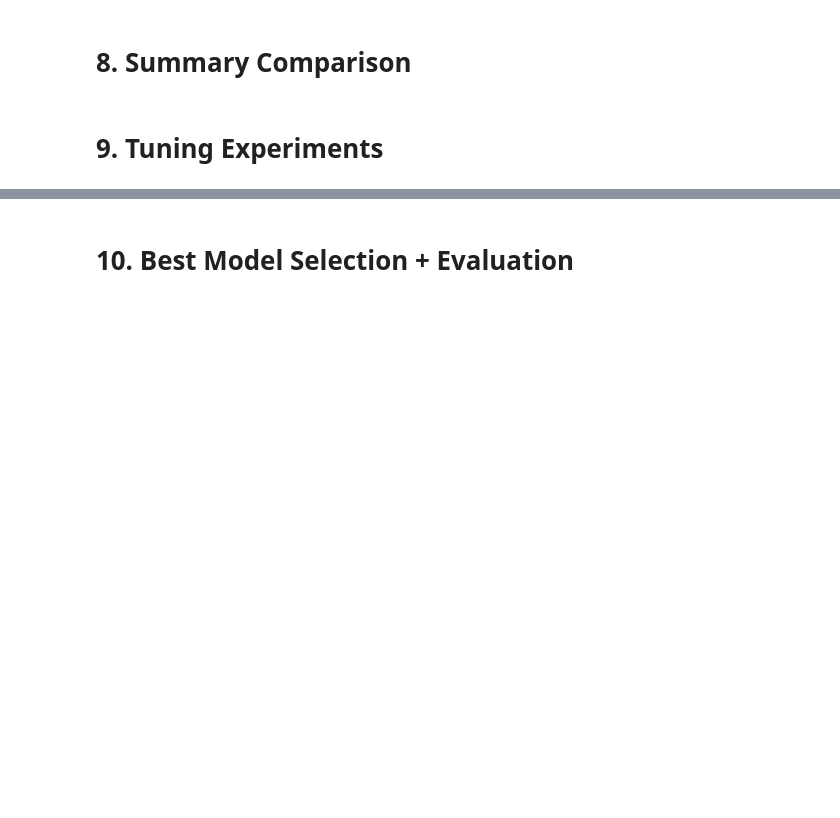
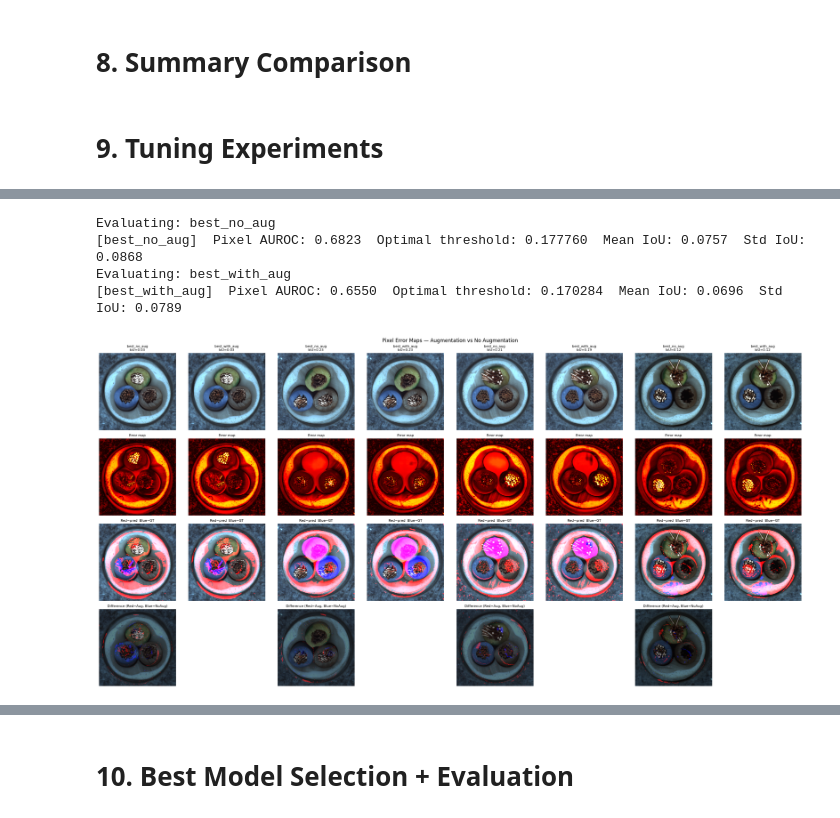
Before and after one commit to jialetoh/50039-proj-group07-2026, a Jupyter notebook: notebooks/04_tuned_pretrained_encoder_augmentation.ipynb, the cells around one changed output, grey strips where cells are left out. Cells and saved outputs as stored; diff of their text form; code cells hidden in the pictures; blank space fills up the shorter version.

```diff
--- a/notebooks/04_tuned_pretrained_encoder_augmentation.ipynb
+++ b/notebooks/04_tuned_pretrained_encoder_augmentation.ipynb
@@ -825,3 +671,70 @@ FNR                                                 0.7283
+# %%
+for config in configs:
+    print(f"Evaluating: {config['name']}")
+    em, gt, iou, thr, px_auc = pixel_eval(config['model'], config['name'])
+    config['em'] = em
+    config['gt'] = gt
+    config['iou'] = iou
+    config['thr'] = thr
+    config['px_auc'] = px_auc
+# %% [output]
+Evaluating: best_no_aug
+[best_no_aug]  Pixel AUROC: 0.6823  Optimal threshold: 0.177760  Mean IoU: 0.0757  Std IoU: 0.0868
+Evaluating: best_with_aug
+[best_with_aug]  Pixel AUROC: 0.6550  Optimal threshold: 0.170284  Mean IoU: 0.0696  Std IoU: 0.0789
+# %%
+n_vis = min(4, len(configs[0]['em']))
+vis_idx = np.linspace(0, len(configs[0]['em'])-1, n_vis, dtype=int)
+
+fig, axes = plt.subplots(4, n_vis*2, figsize=(6*n_vis, 12))  # 4 rows: orig, error, overlay, diff
+
+for col, vi in enumerate(vis_idx):
+    orig_image = np.array(PILImage.open(test_loader.dataset.samples[vi][0]).convert('RGB').resize((256,256)))
+
+    for i, config in enumerate(configs):
+        em = config['em'][vi]
+        gt_mask = config['gt'][vi]
+        thr = config['thr']
+
+        ax_col = col*2 + i
+
+        # 1️⃣ Original image
+        axes[0, ax_col].imshow(orig_image)
+        axes[0, ax_col].set_title(f"{config['name']}\nIoU={config['iou'][vi]:.2f}", fontsize=8)
+        axes[0, ax_col].axis('off')
+
+        # 2️⃣ Error map
+        axes[1, ax_col].imshow(em, cmap='hot')
+        axes[1, ax_col].set_title('Error map', fontsize=8)
+        axes[1, ax_col].axis('off')
+
+        # 3️⃣ Overlay with predicted vs GT
+        overlay = orig_image.copy()
+        pred_mask = (em >= thr)
+        overlay[pred_mask, 0] = 255  # Red = predicted anomaly
+        overlay[gt_mask.astype(bool), 2] = 255  # Blue = ground truth
+        axes[2, ax_col].imshow(overlay)
+        axes[2, ax_col].set_title('Red=pred  Blue=GT', fontsize=8)
+        axes[2, ax_col].axis('off')
+
+    # 4️⃣ Difference map between models
+    if len(configs) == 2:  # only works for two models
+        em_diff = (configs[1]['em'][vi] >= configs[1]['thr']).astype(int) - (configs[0]['em'][vi] >= configs[0]['thr']).astype(int)
+        diff_vis = np.zeros((*em_diff.shape, 3), dtype=np.uint8)
+        diff_vis[em_diff == 1] = [255, 0, 0]   # Red = only aug model detected
+        diff_vis[em_diff == -1] = [0, 0, 255]  # Blue = only no-aug detected
+        # Place in first column of this image pair for visibility
+        axes[3, col*2].imshow(orig_image)
+        axes[3, col*2].imshow(diff_vis, alpha=0.5)
+        axes[3, col*2].set_title('Difference (Red=Aug, Blue=NoAug)', fontsize=8)
+        axes[3, col*2].axis('off')
+        axes[3, col*2+1].axis('off')  # leave blank
+
+plt.suptitle('Pixel Error Maps — Augmentation vs No Augmentation', fontsize=12)
+plt.tight_layout()
+plt.show()
+# %% [output]
+[figure, added]
 # %%
 plt.figure(figsize=(12, 5))
 
```
Also changed, not shown: parts of 19 cells of this notebook, 4 other files.
